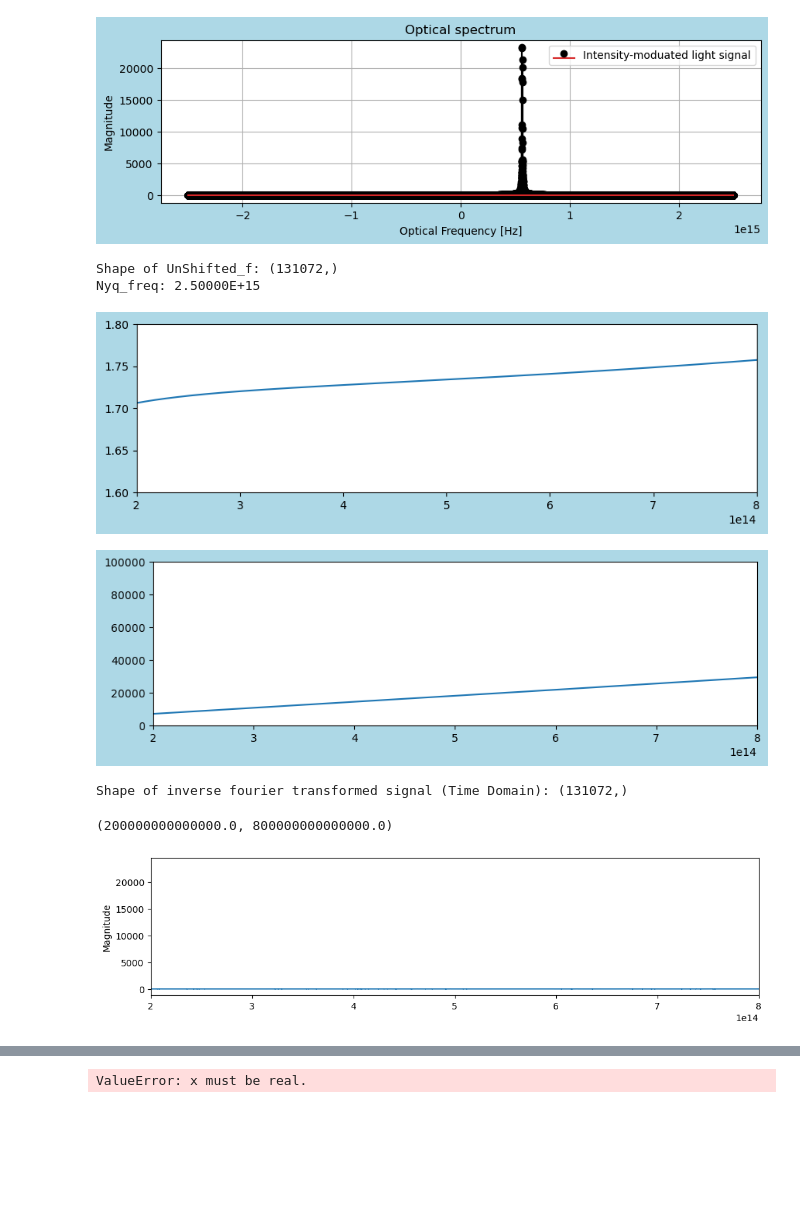
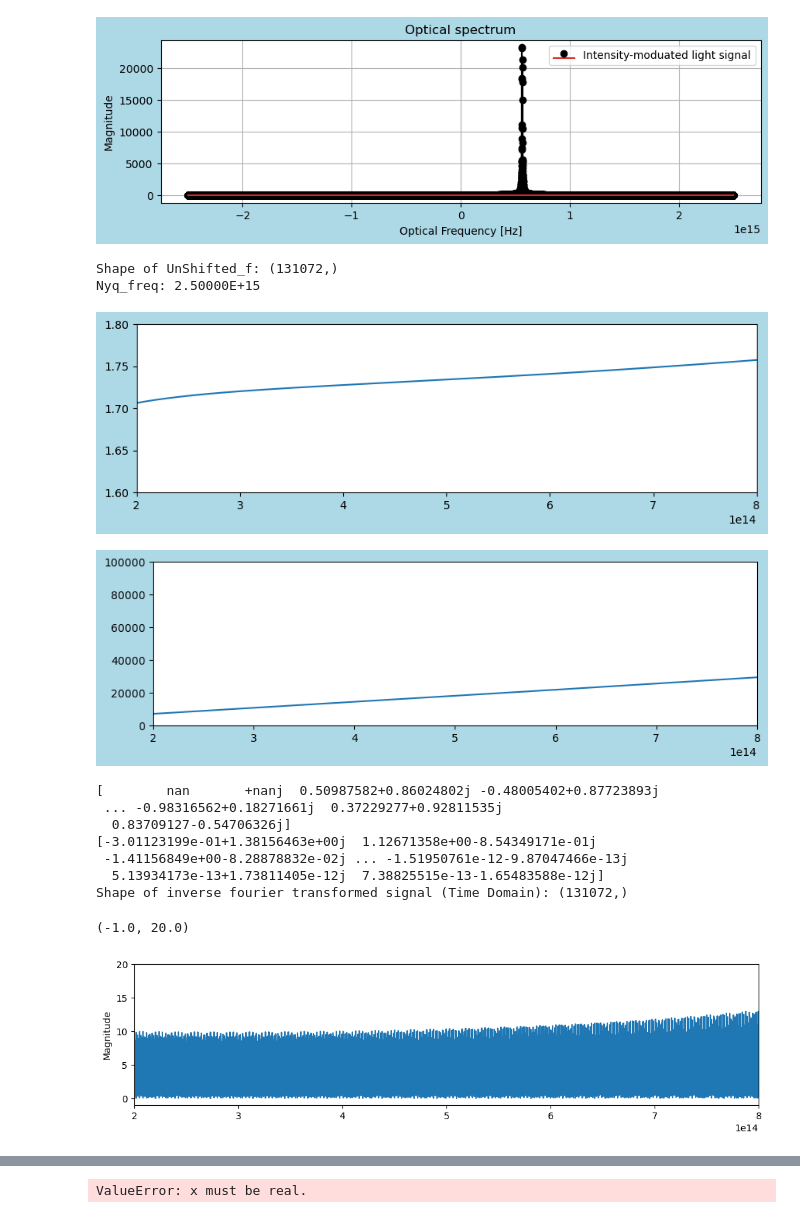
Before and after one commit to tacticstactics/Optical-pulse-broadening, a Jupyter notebook: optical_pulse_broadening_optical_fibers.ipynb, the cells around one changed output, grey strips where cells are left out. Drawn from its saved outputs; the diff is of its cells as text; code cells hidden in the pictures; blank space fills up the shorter version.

```diff
--- a/optical_pulse_broadening_optical_fibers.ipynb
+++ b/optical_pulse_broadening_optical_fibers.ipynb
@@ -364,36 +364,46 @@ ax1_1.set_ylim(1.6,1.8)
 phase_change = (2 * np.pi * indexes_quartz1 * thickness) / ((1e6 * c)/ UnShifted_f)
 
 fig2 = plt.figure(figsize = (10,6), facecolor='lightblue')
 ax2_1 = fig2.add_subplot(2, 1, 1)
 
 ax2_1.plot(optical_frequencies, phase_change)
 ax2_1.set_xlim(200e12, 800e12)
 ax2_1.set_ylim(0,100000)
 plt.show()
 
 mag = np.cos(phase_change) + 1j*np.sin(phase_change)
+print(mag)
 
-Y_freq = mag * fft_random_analog_signal
+#Y_freq = mag * fft_random_analog_signal
+Y_freq = fft_random_analog_signal
 y_freq = ifft(Y_freq)
+print(y_freq)
 transformed_tcol = np.linspace(0.0, 2*t_step * samplerate, samplerate, endpoint=False)
 
 
 print('Shape of inverse fourier transformed signal (Time Domain):', y_freq.shape)
 
 fig1 = plt.figure(figsize = (12,6), facecolor='white')
 ax1_1 = fig1.add_subplot(2, 1, 1)
 
 ax1_1.plot(optical_frequencies, np.abs(Y_freq))
 ax1_1.set_ylabel('Magnitude')
 ax1_1.set_xlim(200e12, 800e12)
+ax1_1.set_ylim(-1, 20)
 # %% [output]
 Shape of UnShifted_f: (131072,)
 Nyq_freq: 2.50000E+15
 [figure]
 [figure]
+[        nan       +nanj  0.50987582+0.86024802j -0.48005402+0.87723893j
+ ... -0.98316562+0.18271661j  0.37229277+0.92811535j
+  0.83709127-0.54706326j]
+[-3.01123199e-01+1.38156463e+00j  1.12671358e+00-8.54349171e-01j
+ -1.41156849e+00-8.28878832e-02j ... -1.51950761e-12-9.87047466e-13j
+  5.13934173e-13+1.73811405e-12j  7.38825515e-13-1.65483588e-12j]
 Shape of inverse fourier transformed signal (Time Domain): (131072,)
-(200000000000000.0, 800000000000000.0)
+(-1.0, 20.0)
-[figure, old version]
+[figure, new version]
 # %%
 fig2 = plt.figure(figsize = (12,6), facecolor='white')
 ax2_1 = fig2.add_subplot(2, 1, 1)
```
Also changed, not shown: parts of 2 cells of this notebook.
